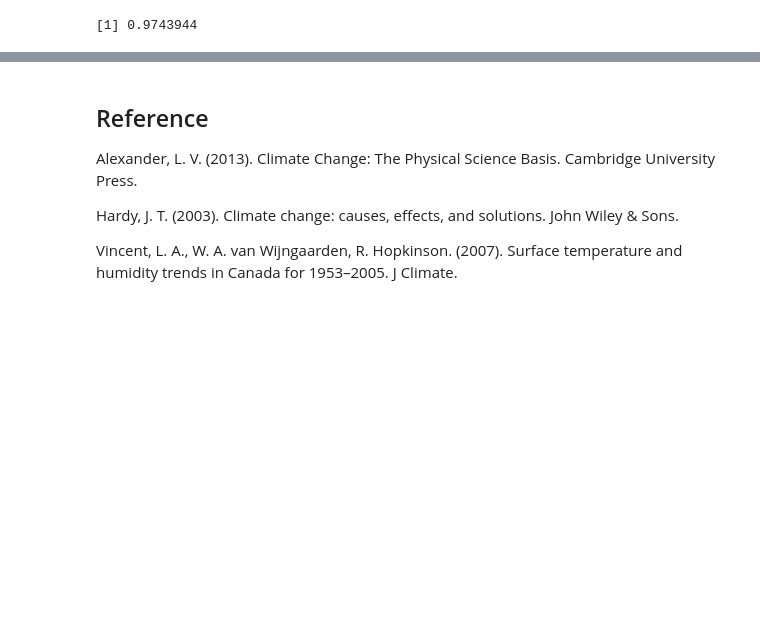
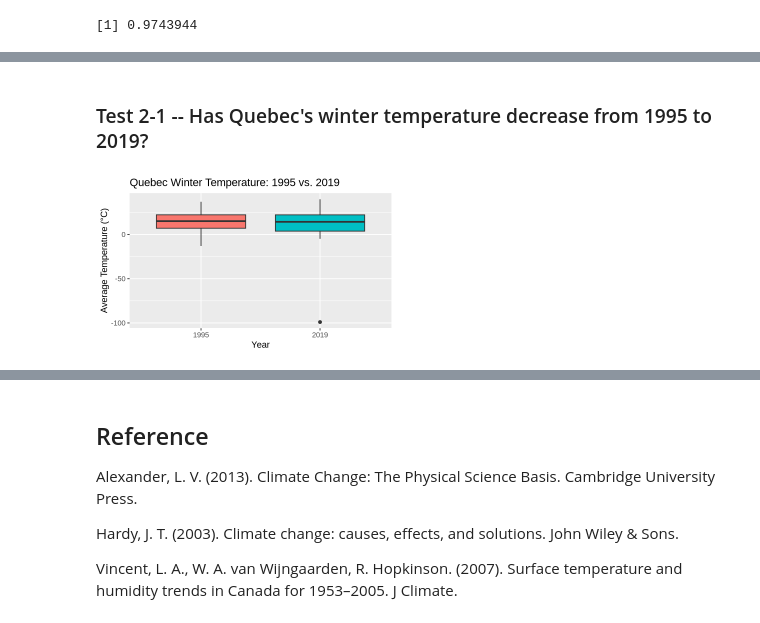
Before and after one commit to abnerbal/Canada_Temp_Hypothesis_Test, a Jupyter notebook: FinalReport.ipynb, the cells around one changed output, grey strips where cells are left out. Cells and saved outputs as stored; diff of their text form; code cells hidden in the pictures; blank space fills up the shorter version.

Commit message:
add winter and summer

```diff
--- a/FinalReport.ipynb
+++ b/FinalReport.ipynb
@@ -328,0 +345,19 @@ A tibble: 1 × 10
+# %% [markdown]
+### Test 2-1 -- Has Quebec's winter temperature decrease from 1995 to 2019?
+# %%
+winter_temp <- temp_quebec %>%
+    filter(Year == 1995 | Year == 2019) %>%
+    filter(Month == 12 | Month == 1 | Month == 2) %>%
+    filter(!is.na(AvgTemperature))
+
+temp_boxplots_winter <- winter_temp %>%
+    ggplot(aes(x = factor(Year), y = AvgTemperature, fill = factor(Year))) +
+    geom_boxplot() +
+    theme(text = element_text(size = 11)) +
+    ggtitle("Quebec Winter Temperature: 1995 vs. 2019") +
+    xlab("Year") +
+    ylab("Average Temperature (°C)") +
+    guides(fill = FALSE)
+temp_boxplots_winter
+# %% [output]
+[figure, added]
```
Also changed, not shown: parts of 12 cells of this notebook.
